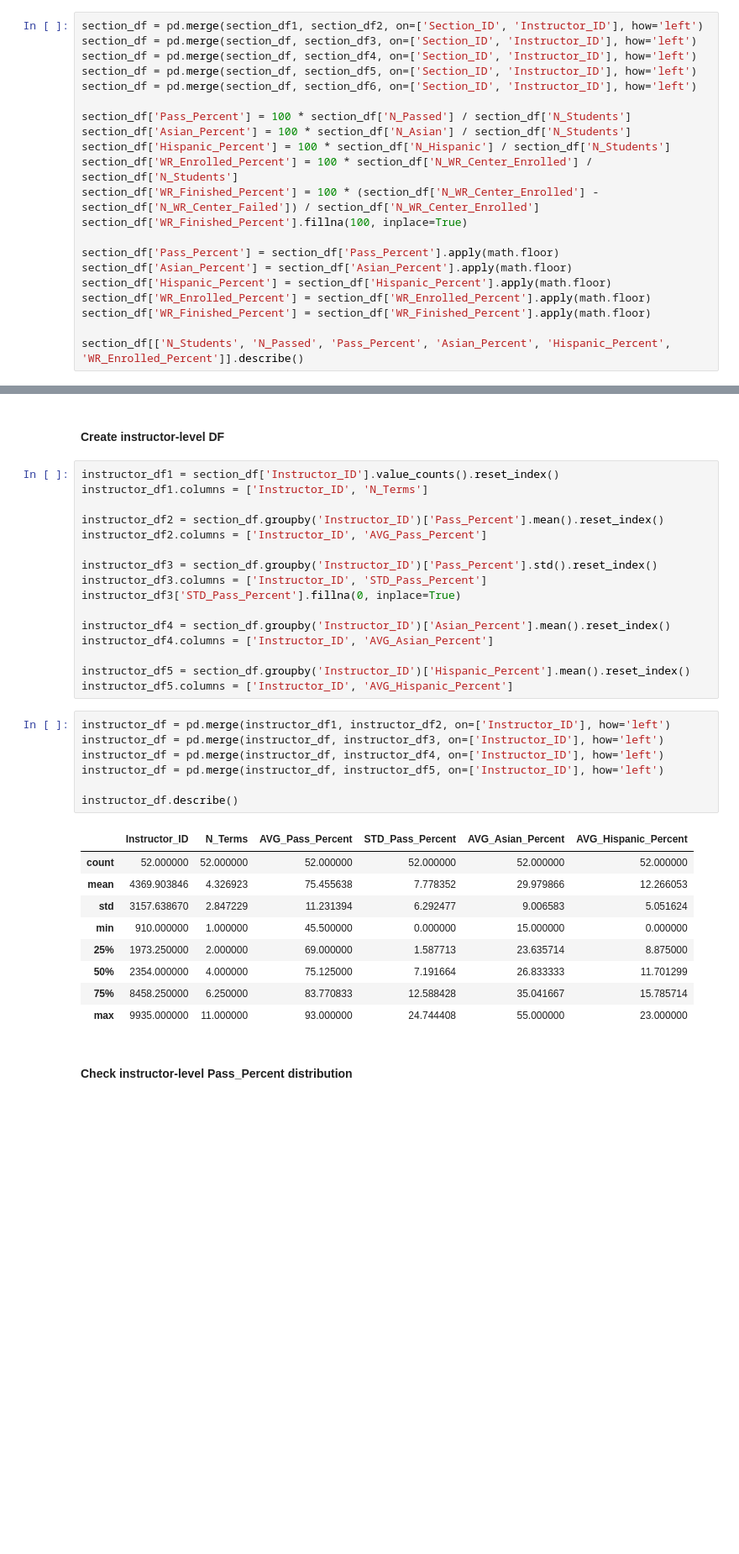
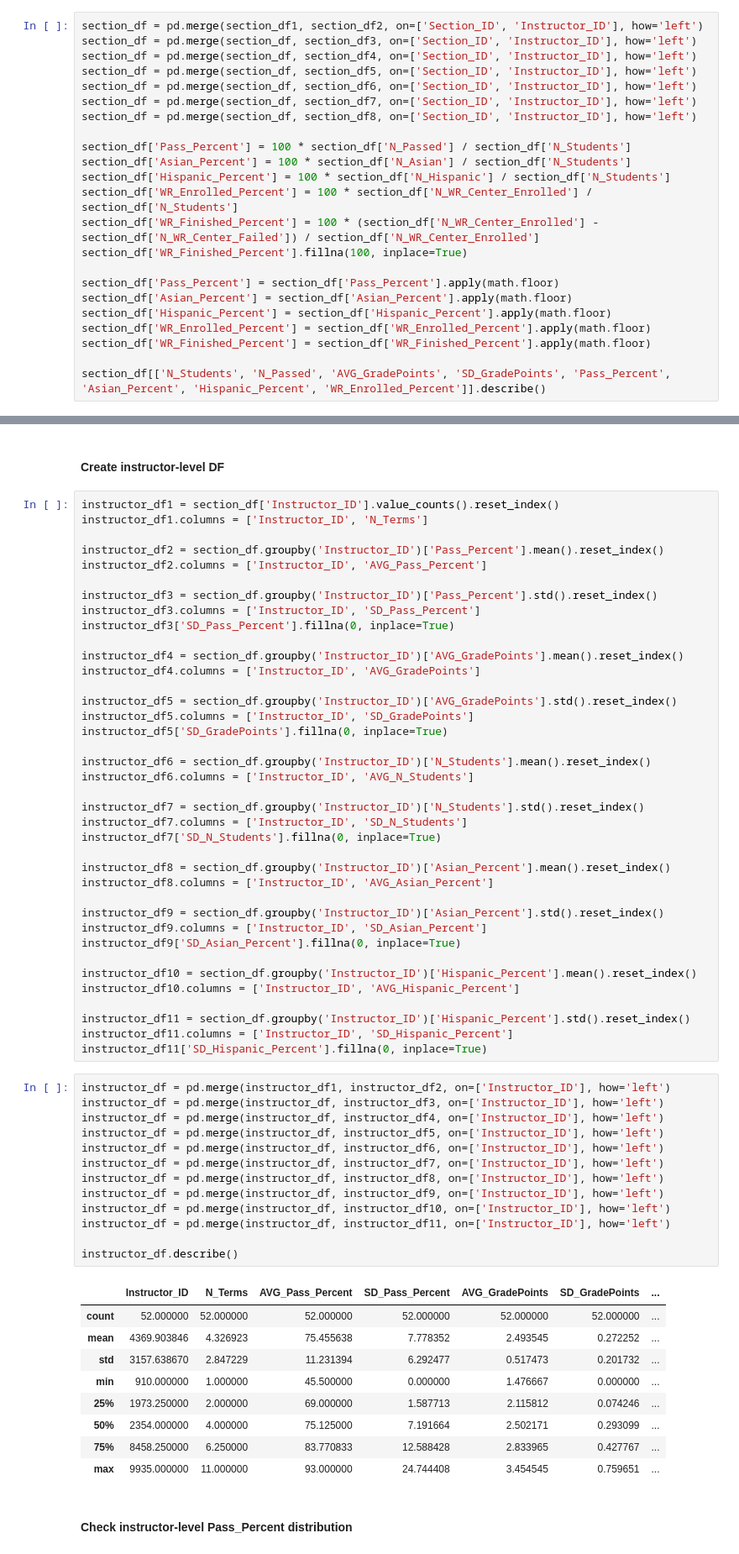
Before and after one commit to affo98/AppliedStatistics, a Jupyter notebook: EDA.ipynb, the cells around one changed output, grey strips where cells are left out. Shown at 84% size. Drawn from its saved outputs; the diff is of its cells as text; blank space fills up the shorter version.

```diff
--- a/EDA.ipynb
+++ b/EDA.ipynb
@@ -317,6 +323,8 @@ section_df = pd.merge(section_df, section_df3, on=['Section_ID', 'Instructor_ID'
 section_df = pd.merge(section_df, section_df4, on=['Section_ID', 'Instructor_ID'], how='left')
 section_df = pd.merge(section_df, section_df5, on=['Section_ID', 'Instructor_ID'], how='left')
 section_df = pd.merge(section_df, section_df6, on=['Section_ID', 'Instructor_ID'], how='left')
+section_df = pd.merge(section_df, section_df7, on=['Section_ID', 'Instructor_ID'], how='left')
+section_df = pd.merge(section_df, section_df8, on=['Section_ID', 'Instructor_ID'], how='left')
 
 section_df['Pass_Percent'] = 100 * section_df['N_Passed'] / section_df['N_Students']
 section_df['Asian_Percent'] = 100 * section_df['N_Asian'] / section_df['N_Students']
@@ -331,5 +339,5 @@ section_df['Hispanic_Percent'] = section_df['Hispanic_Percent'].apply(math.floor
 section_df['WR_Enrolled_Percent'] = section_df['WR_Enrolled_Percent'].apply(math.floor)
 section_df['WR_Finished_Percent'] = section_df['WR_Finished_Percent'].apply(math.floor)
 
-section_df[['N_Students', 'N_Passed', 'Pass_Percent', 'Asian_Percent', 'Hispanic_Percent', 'WR_Enrolled_Percent']].describe()
+section_df[['N_Students', 'N_Passed', 'AVG_GradePoints', 'SD_GradePoints', 'Pass_Percent', 'Asian_Percent', 'Hispanic_Percent', 'WR_Enrolled_Percent']].describe()
 # %% [output]
@@ -383,31 +415,59 @@ instructor_df2 = section_df.groupby('Instructor_ID')['Pass_Percent'].mean().rese
 instructor_df2.columns = ['Instructor_ID', 'AVG_Pass_Percent']
 
 instructor_df3 = section_df.groupby('Instructor_ID')['Pass_Percent'].std().reset_index()
-instructor_df3.columns = ['Instructor_ID', 'STD_Pass_Percent']
-instructor_df3['STD_Pass_Percent'].fillna(0, inplace=True)
+instructor_df3.columns = ['Instructor_ID', 'SD_Pass_Percent']
+instructor_df3['SD_Pass_Percent'].fillna(0, inplace=True)
 
-instructor_df4 = section_df.groupby('Instructor_ID')['Asian_Percent'].mean().reset_index()
-instructor_df4.columns = ['Instructor_ID', 'AVG_Asian_Percent']
+instructor_df4 = section_df.groupby('Instructor_ID')['AVG_GradePoints'].mean().reset_index()
+instructor_df4.columns = ['Instructor_ID', 'AVG_GradePoints']
 
-instructor_df5 = section_df.groupby('Instructor_ID')['Hispanic_Percent'].mean().reset_index()
-instructor_df5.columns = ['Instructor_ID', 'AVG_Hispanic_Percent']
+instructor_df5 = section_df.groupby('Instructor_ID')['AVG_GradePoints'].std().reset_index()
+instructor_df5.columns = ['Instructor_ID', 'SD_GradePoints']
+instructor_df5['SD_GradePoints'].fillna(0, inplace=True)
+
+instructor_df6 = section_df.groupby('Instructor_ID')['N_Students'].mean().reset_index()
+instructor_df6.columns = ['Instructor_ID', 'AVG_N_Students']
+
+instructor_df7 = section_df.groupby('Instructor_ID')['N_Students'].std().reset_index()
+instructor_df7.columns = ['Instructor_ID', 'SD_N_Students']
+instructor_df7['SD_N_Students'].fillna(0, inplace=True)
+
+instructor_df8 = section_df.groupby('Instructor_ID')['Asian_Percent'].mean().reset_index()
+instructor_df8.columns = ['Instructor_ID', 'AVG_Asian_Percent']
+
+instructor_df9 = section_df.groupby('Instructor_ID')['Asian_Percent'].std().reset_index()
+instructor_df9.columns = ['Instructor_ID', 'SD_Asian_Percent']
+instructor_df9['SD_Asian_Percent'].fillna(0, inplace=True)
+
+instructor_df10 = section_df.groupby('Instructor_ID')['Hispanic_Percent'].mean().reset_index()
+instructor_df10.columns = ['Instructor_ID', 'AVG_Hispanic_Percent']
+
+instructor_df11 = section_df.groupby('Instructor_ID')['Hispanic_Percent'].std().reset_index()
+instructor_df11.columns = ['Instructor_ID', 'SD_Hispanic_Percent']
+instructor_df11['SD_Hispanic_Percent'].fillna(0, inplace=True)
 # %%
 instructor_df = pd.merge(instructor_df1, instructor_df2, on=['Instructor_ID'], how='left')
 instructor_df = pd.merge(instructor_df, instructor_df3, on=['Instructor_ID'], how='left')
 instructor_df = pd.merge(instructor_df, instructor_df4, on=['Instructor_ID'], how='left')
 instructor_df = pd.merge(instructor_df, instructor_df5, on=['Instructor_ID'], how='left')
+instructor_df = pd.merge(instructor_df, instructor_df6, on=['Instructor_ID'], how='left')
+instructor_df = pd.merge(instructor_df, instructor_df7, on=['Instructor_ID'], how='left')
+instructor_df = pd.merge(instructor_df, instructor_df8, on=['Instructor_ID'], how='left')
+instructor_df = pd.merge(instructor_df, instructor_df9, on=['Instructor_ID'], how='left')
+instructor_df = pd.merge(instructor_df, instructor_df10, on=['Instructor_ID'], how='left')
+instructor_df = pd.merge(instructor_df, instructor_df11, on=['Instructor_ID'], how='left')
 
 instructor_df.describe()
 # %% [output]
-|  | Instructor_ID | N_Terms | AVG_Pass_Percent | STD_Pass_Percent | AVG_Asian_Percent | AVG_Hispanic_Percent |
-| count | 52.000000 | 52.000000 | 52.000000 | 52.000000 | 52.000000 | 52.000000 |
-| mean | 4369.903846 | 4.326923 | 75.455638 | 7.778352 | 29.979866 | 12.266053 |
-| std | 3157.638670 | 2.847229 | 11.231394 | 6.292477 | 9.006583 | 5.051624 |
-| min | 910.000000 | 1.000000 | 45.500000 | 0.000000 | 15.000000 | 0.000000 |
-| 25% | 1973.250000 | 2.000000 | 69.000000 | 1.587713 | 23.635714 | 8.875000 |
-| 50% | 2354.000000 | 4.000000 | 75.125000 | 7.191664 | 26.833333 | 11.701299 |
-| 75% | 8458.250000 | 6.250000 | 83.770833 | 12.588428 | 35.041667 | 15.785714 |
-| max | 9935.000000 | 11.000000 | 93.000000 | 24.744408 | 55.000000 | 23.000000 |
+|  | Instructor_ID | N_Terms | AVG_Pass_Percent | SD_Pass_Percent | AVG_GradePoints | SD_GradePoints | ... |
+| count | 52.000000 | 52.000000 | 52.000000 | 52.000000 | 52.000000 | 52.000000 | ... |
+| mean | 4369.903846 | 4.326923 | 75.455638 | 7.778352 | 2.493545 | 0.272252 | ... |
+| std | 3157.638670 | 2.847229 | 11.231394 | 6.292477 | 0.517473 | 0.201732 | ... |
+| min | 910.000000 | 1.000000 | 45.500000 | 0.000000 | 1.476667 | 0.000000 | ... |
+| 25% | 1973.250000 | 2.000000 | 69.000000 | 1.587713 | 2.115812 | 0.074246 | ... |
+| 50% | 2354.000000 | 4.000000 | 75.125000 | 7.191664 | 2.502171 | 0.293099 | ... |
+| 75% | 8458.250000 | 6.250000 | 83.770833 | 12.588428 | 2.833965 | 0.427767 | ... |
+| max | 9935.000000 | 11.000000 | 93.000000 | 24.744408 | 3.454545 | 0.759651 | ... |
 # %% [markdown]
 #### Check instructor-level Pass_Percent distribution
 # %%
```
Also changed, not shown: parts of 11 cells of this notebook.
